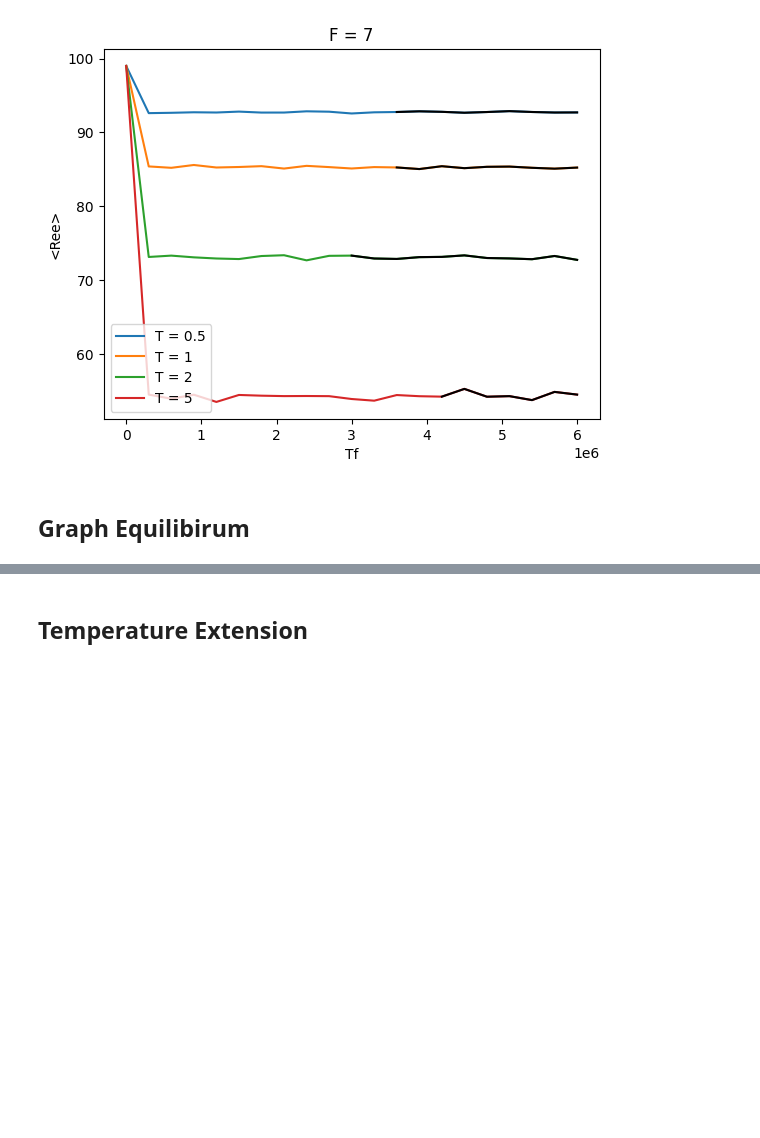
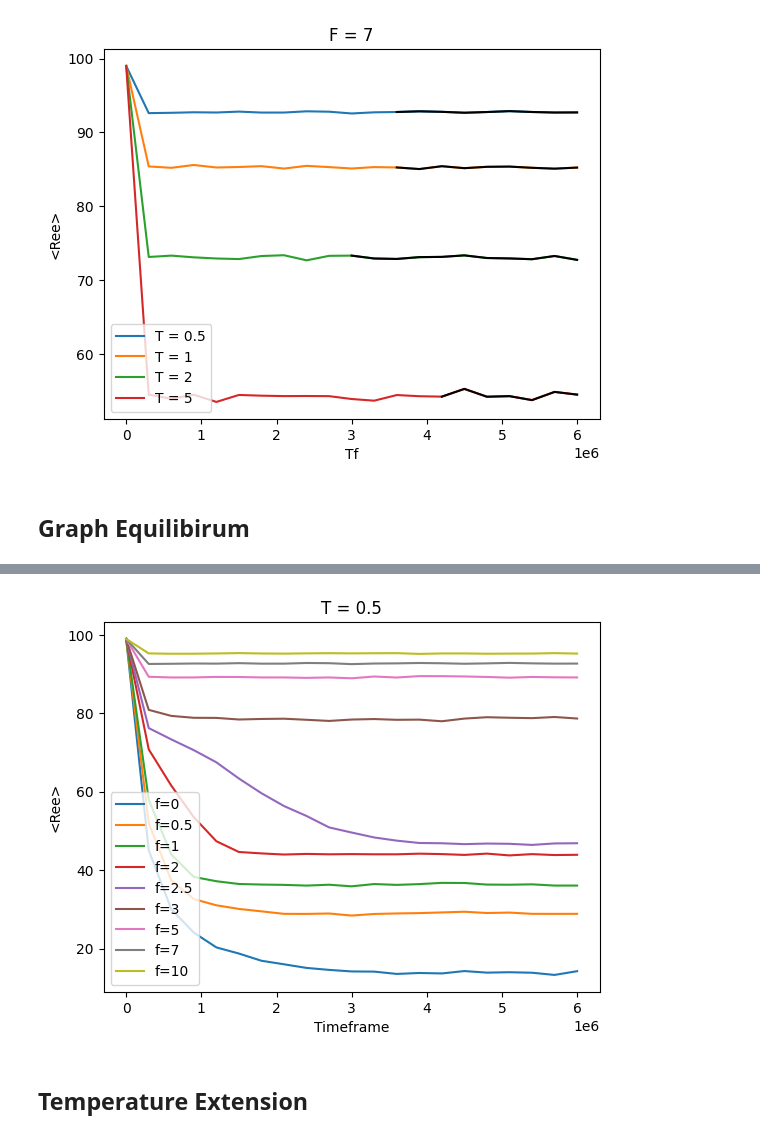
Before and after one commit to VagrantHyp/Code, a Jupyter notebook: Block50.ipynb, the cells around one changed output, grey strips where cells are left out. Saved outputs shown, nothing was run; the diff lists cells and outputs as text; code cells hidden in the pictures; blank space fills up the shorter version.

```diff
--- a/Block50.ipynb
+++ b/Block50.ipynb
@@ -181,3 +181,7 @@ CGT05.Plot('Rg')
+# %%
+CGT05.Plot('Ree')
+# %% [output]
+[figure, added]
 # %% [markdown]
 ## Temperature Extension
 # %%
```
Also changed, not shown: parts of 6 cells of this notebook, 2 other files.
